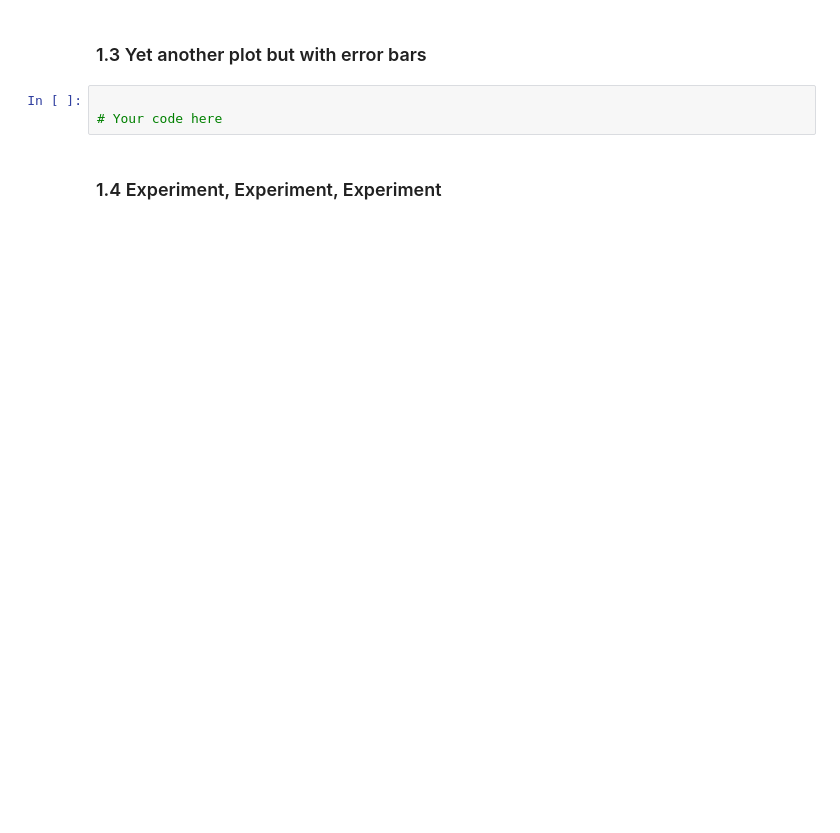
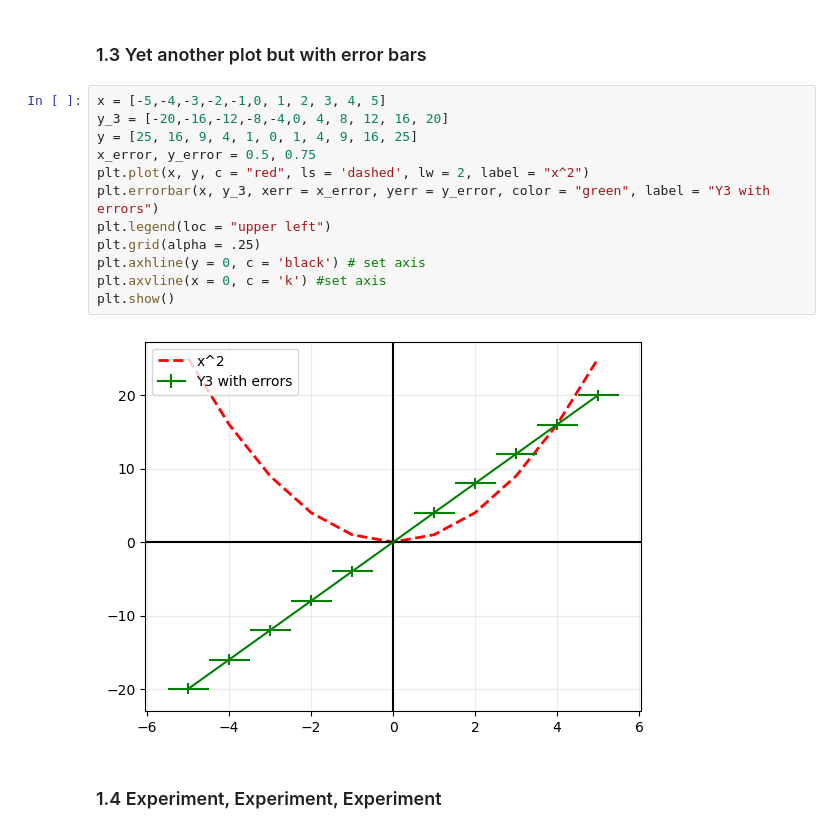
Before and after one commit to SPS-SP2273/learning-portfolio-yugan01, a Jupyter notebook: plotting/plotting_(need).ipynb, the cells around one changed output. Saved outputs shown, nothing was run; the diff lists cells and outputs as text; blank space fills up the shorter version.

```diff
--- a/plotting/plotting_(need).ipynb
+++ b/plotting/plotting_(need).ipynb
@@ -15,6 +44,17 @@
 # %% [markdown]
 ### 1.3 Yet another plot but with error bars
 # %%
-
-# Your code here
+x = [-5,-4,-3,-2,-1,0, 1, 2, 3, 4, 5]
+y_3 = [-20,-16,-12,-8,-4,0, 4, 8, 12, 16, 20]
+y = [25, 16, 9, 4, 1, 0, 1, 4, 9, 16, 25]
+x_error, y_error = 0.5, 0.75
+plt.plot(x, y, c = "red", ls = 'dashed', lw = 2, label = "x^2")
+plt.errorbar(x, y_3, xerr = x_error, yerr = y_error, color = "green", label = "Y3 with errors")
+plt.legend(loc = "upper left")
+plt.grid(alpha = .25)
+plt.axhline(y = 0, c = 'black') # set axis
+plt.axvline(x = 0, c = 'k') #set axis
+plt.show()
+# %% [output]
+[figure, added]
 # %% [markdown]
```
Also changed, not shown: parts of 12 cells of this notebook, 2 other files.
